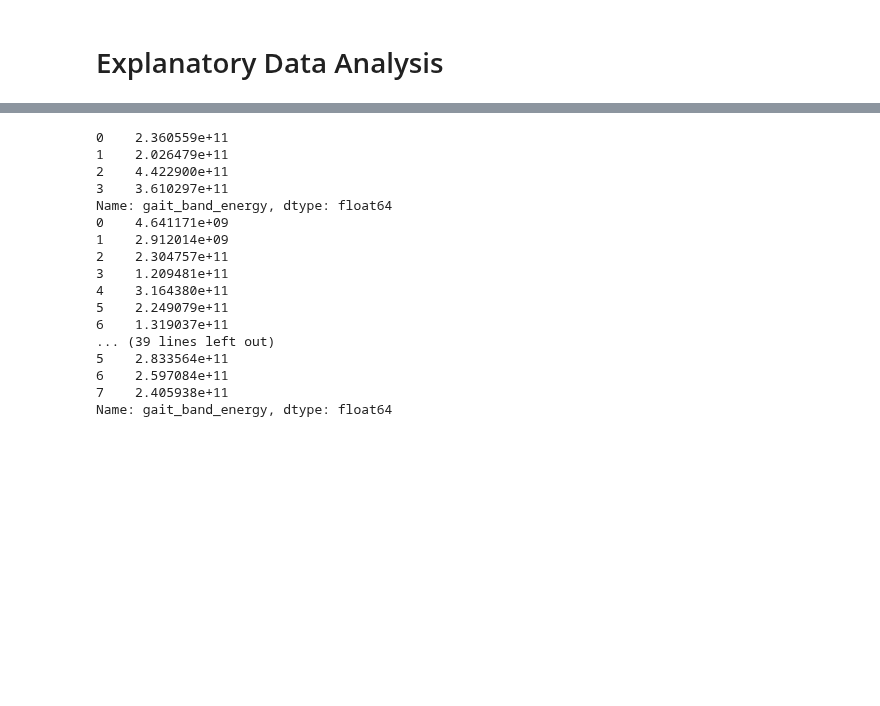
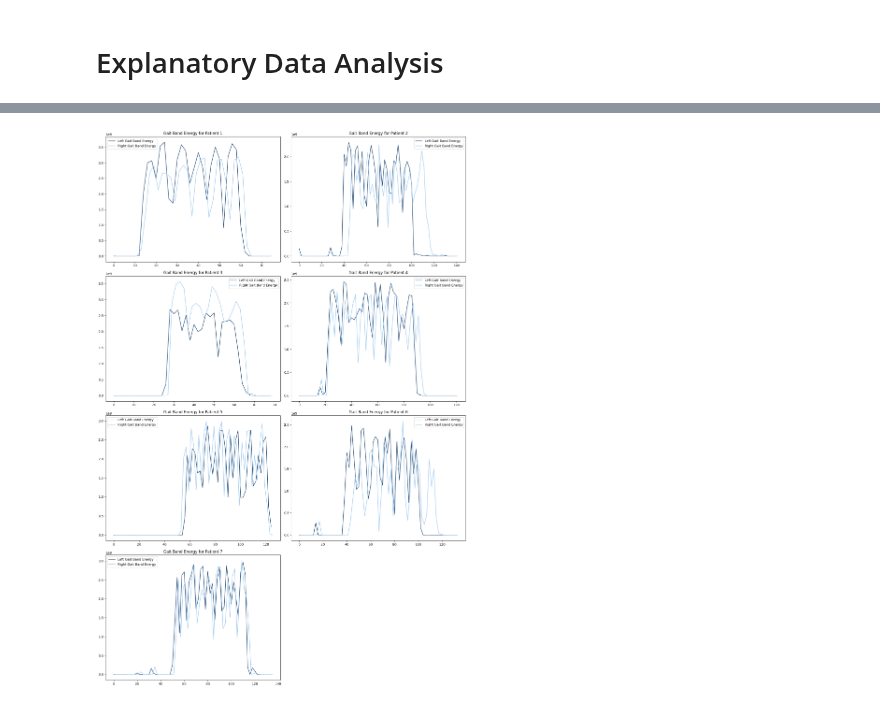
Before and after one commit to StamatisOrfanos/GaitRehab, a Jupyter notebook: healty_subject_analysis.ipynb, the cells around one changed output, grey strips where cells are left out. Drawn from its saved outputs; the diff is of its cells as text; code cells hidden in the pictures; blank space fills up the shorter version.

```diff
--- a/healty_subject_analysis.ipynb
+++ b/healty_subject_analysis.ipynb
@@ -142,57 +216,36 @@ plt.show()
 # %%
-# Load the Time Domain Features Metrics CSV files
+# Load the Frequency Domain Features Metrics CSV files
 frequency_domain_features_paths = [os.path.join(base_dir, patient_folder, 'windowed_frequency_features_gyroscope.csv') for patient_folder in os.listdir(base_dir)]
 frequency_domain_features_paths = [path for path in frequency_domain_features_paths if path.__contains__('.DS_Store') == False]
 
 
-# Calculate number of rows needed (2 plots per row)
+# Calculate number of rows needed
 n_patients = len(frequency_domain_features_paths)
 n_cols = 2
 n_rows = math.ceil(n_patients / n_cols)
 
 # Create the overall figure
 fig, axes = plt.subplots(n_rows, n_cols, figsize=(16, n_rows * 6))
 axes = axes.flatten()
 
 for idx, path in enumerate(frequency_domain_features_paths):
     data = pd.read_csv(path)
-    print(data['gait_band_energy'])
+    left_gait_band_energy = data.loc[data['side'] == 'left']['gait_band_energy']
+    right_gait_band_energy = data.loc[data['side'] == 'right']['gait_band_energy']
 
-    ax = axes[idx]  # Select the subplot axis
+    ax = axes[idx]
 
-    ax.bar(r1, mean, width=barWidth, color='#e7ecef', edgecolor='black', capsize=7, label='Mean Speed (deg/s)')
-    ax.bar(r2, std, width=barWidth, color='#274c77', edgecolor='black', capsize=7, label='Standard Deviation (deg/s)')
-    ax.bar(r3, max_, width=barWidth, color='#6096ba', edgecolor='black', capsize=7, label='Maximum Speed (deg/s)')
-    ax.bar(r4, min_, width=barWidth, color='#a3cef1', edgecolor='black', capsize=7, label='Absolute Minimum Speed (deg/s)')
+    ax.plot(left_gait_band_energy,  color='#274c77',  label='Left Gait Band Energy')
+    ax.plot(right_gait_band_energy,  color='#a3cef1', label='Right Gait Band Energy')
+    ax.legend()
+    ax.set_title(f'Gait Band Energy for Patient {idx + 1}')
 
-    ax.set_xticks([r + 1.5*barWidth for r in range(len(mean))])
-    ax.set_xticklabels(['Left Side', 'Right Side'])
-    ax.set_yticks(np.arange(0, 500, 50))
-    ax.set_ylabel('Degrees / Second')
-    ax.set_title(f'Gyroscope Data for Patient {idx + 1}')
-    ax.legend()
 
 # Hide the empty subplot if the number is odd
 if n_patients % 2 != 0:
     fig.delaxes(axes[-1])
 
 plt.tight_layout()
 plt.show()
 # %% [output]
-0    2.360559e+11
-1    2.026479e+11
-2    4.422900e+11
-3    3.610297e+11
-Name: gait_band_energy, dtype: float64
-0    4.641171e+09
-1    2.912014e+09
-2    2.304757e+11
-3    1.209481e+11
-4    3.164380e+11
-5    2.249079e+11
-6    1.319037e+11
-... (39 lines left out)
-5    2.833564e+11
-6    2.597084e+11
-7    2.405938e+11
-Name: gait_band_energy, dtype: float64
+[figure, added]
```
Also changed, not shown: parts of 5 cells of this notebook.
